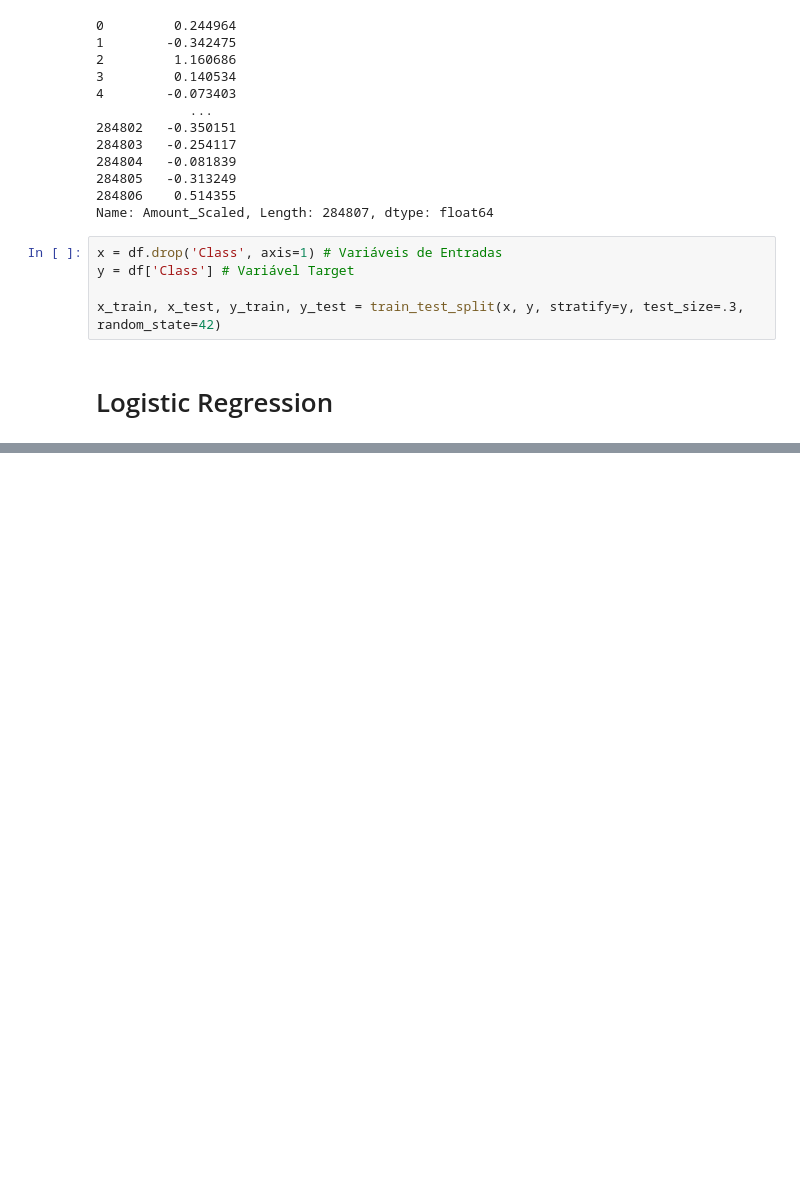
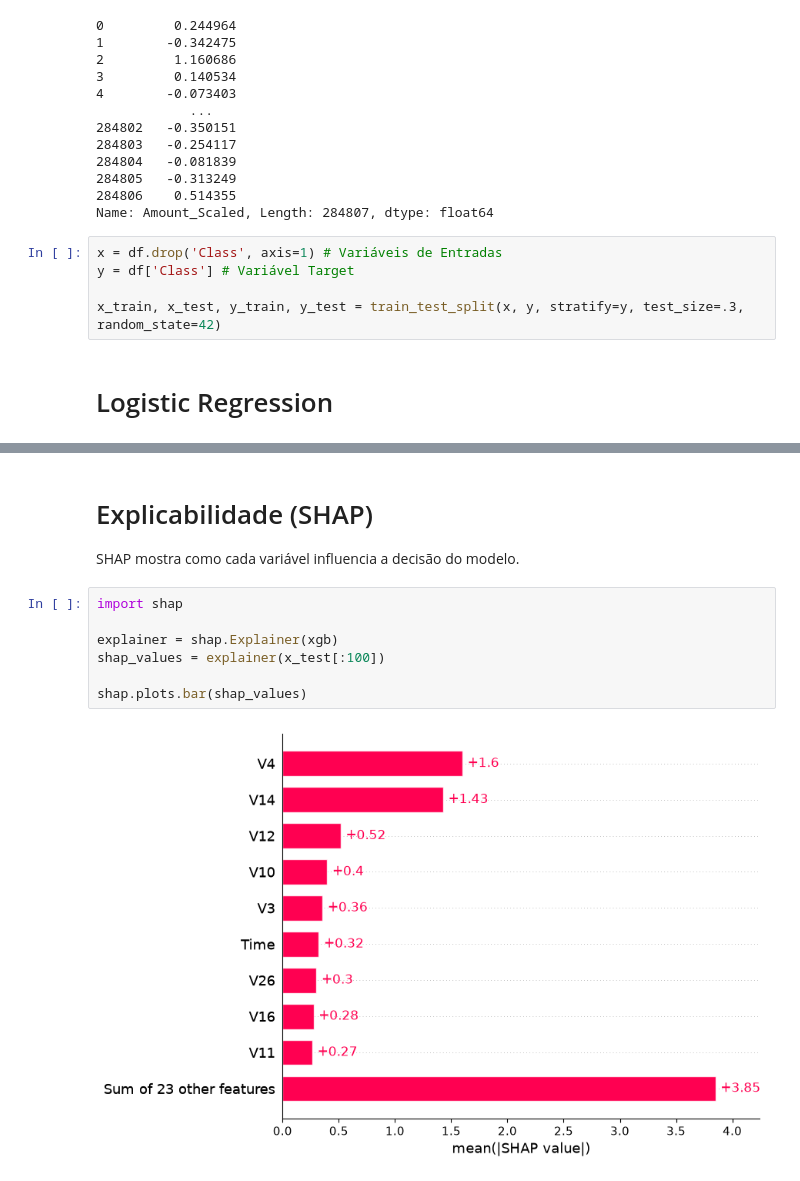
Before and after one commit to EledilsonB/Deteccao_Anomalias_em_Transa-es, a Jupyter notebook: Analise_de_Fraudes.ipynb, the cells around one changed output, grey strips where cells are left out. Saved outputs shown, nothing was run; the diff lists cells and outputs as text; blank space fills up the shorter version.

```diff
--- a/Analise_de_Fraudes.ipynb
+++ b/Analise_de_Fraudes.ipynb
@@ -93,0 +287,12 @@ resultado
+# %% [markdown]
+# Explicabilidade (SHAP)
+SHAP mostra como cada variável influencia a decisão do modelo.
+# %%
+import shap
+
+explainer = shap.Explainer(xgb)
+shap_values = explainer(x_test[:100])
+
+shap.plots.bar(shap_values)
+# %% [output]
+[figure, added]
```
Also changed, not shown: parts of 17 cells of this notebook.
